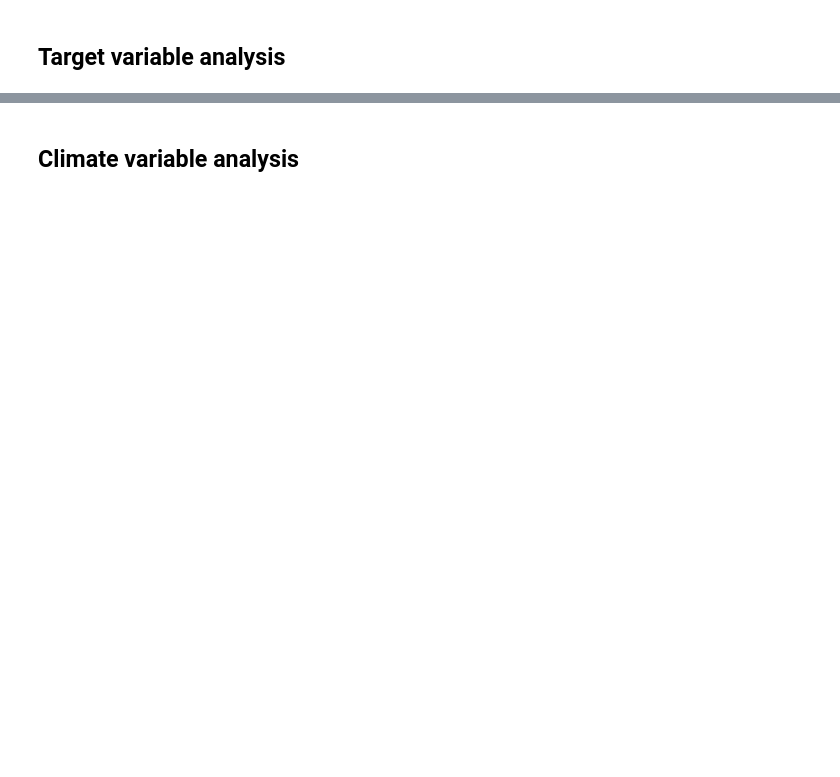
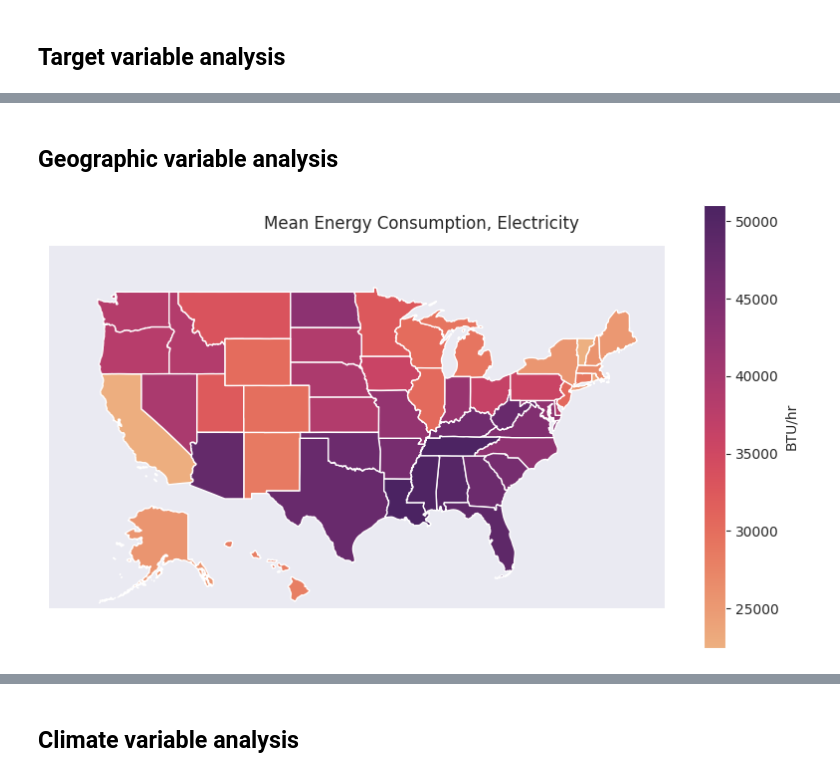
Before and after one commit to jon-codes/c964-model, a Jupyter notebook: exploratory.ipynb, the cells around one changed output, grey strips where cells are left out. Drawn from its saved outputs; the diff is of its cells as text; code cells hidden in the pictures; blank space fills up the shorter version.

```diff
--- a/exploratory.ipynb
+++ b/exploratory.ipynb
@@ -112,0 +107,62 @@ plt.show()
+# %% [markdown]
+## Geographic variable analysis
+# %%
+us_states = gpd.read_file('https://www2.census.gov/geo/tiger/GENZ2018/shp/cb_2018_us_state_20m.zip')[['STUSPS', 'geometry']]
+us_states.rename(columns={'STUSPS': 'state_postal'}, inplace=True)
+us_states.set_index('state_postal', inplace=True)
+
+def plot_geo(target_col, title, unit, palette='flare'):
+    grouped = households.groupby('state_postal')[[target_col]].mean()
+    grouped = us_states.merge(grouped, on='state_postal')
+
+    fig, continental_ax = plt.subplots(figsize=(10, 5))
+    alaska_ax = continental_ax.inset_axes([.08, .01, .20, .28])
+    hawaii_ax = continental_ax.inset_axes([.28, .01, .15, .19])
+
+    continental_ax.set_xlim(-130, -64)
+    continental_ax.set_ylim(22, 53)
+
+    alaska_ax.set_xlim(-180, -127)
+    alaska_ax.set_ylim(51, 72)
+
+    hawaii_ax.set_xlim(-160, -154.6)
+    hawaii_ax.set_ylim(18.8, 22.5)
+
+    vmin, vmax = grouped[target_col].agg(['min', 'max'])
+    grouped.drop(index=['HI', 'AK']).plot(
+        column=target_col,
+        ax=continental_ax,
+        vmin=vmin,
+        vmax=vmax,
+        legend=True,
+        legend_kwds={'label': unit},
+        cmap=sns.color_palette(palette, as_cmap=True),
+    )
+    grouped.loc[['AK']].plot(
+        column=target_col,
+        cmap=sns.color_palette(palette, as_cmap=True),
+        ax=alaska_ax,
+        vmin=vmin,
+        vmax=vmax
+    )
+    grouped.loc[['HI']].plot(
+        column=target_col,
+        cmap=sns.color_palette(palette, as_cmap=True),
+        ax=hawaii_ax,
+        vmin=vmin,
+        vmax=vmax
+    )
+
+    continental_ax.set_xticks([])
+    continental_ax.set_yticks([])
+
+    for ax in [alaska_ax, hawaii_ax]:
+        ax.axis('off')
+
+    fig.suptitle(title)
+    fig.subplots_adjust(top=1)
+    plt.show()
+
+plot_geo('BTUEL', 'Mean Energy Consumption, Electricity', 'BTU/hr')
+# %% [output]
+[figure, added]
```
Also changed, not shown: parts of 28 cells of this notebook, 4 other files.
